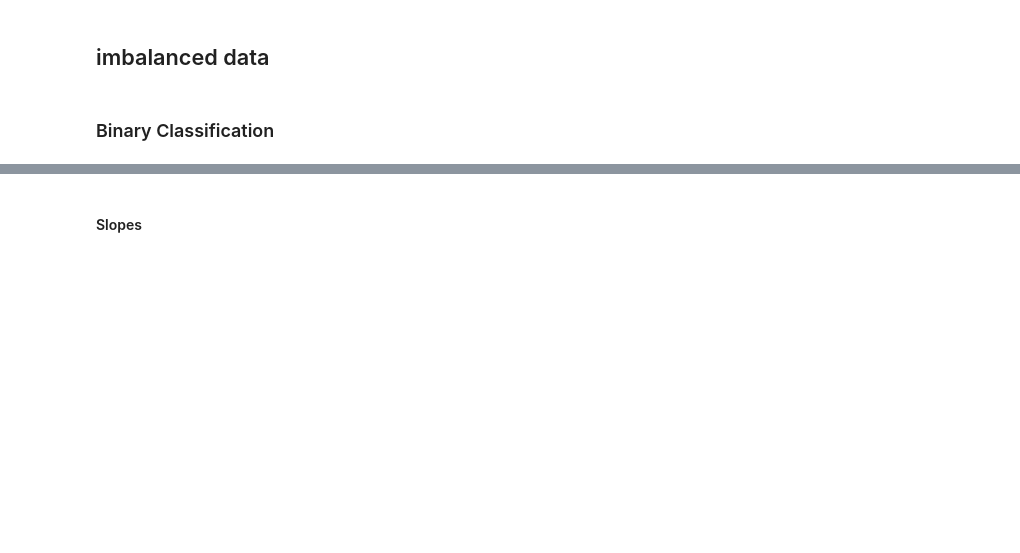
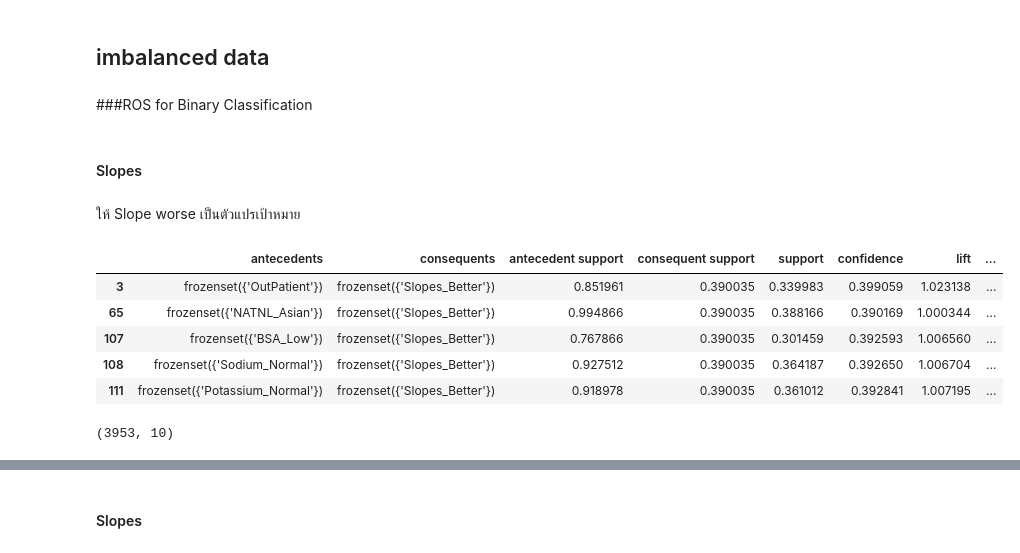
Before and after one commit to Aomaphisara/ULckdresearch2023, a Jupyter notebook: Association_rule.ipynb, the cells around one changed output, grey strips where cells are left out. Drawn from its saved outputs; the diff is of its cells as text; code cells hidden in the pictures; blank space fills up the shorter version.

```diff
--- a/Association_rule.ipynb
+++ b/Association_rule.ipynb
@@ -205,4 +205,23 @@ stage3_2
 # %% [markdown]
 ## imbalanced data
 # %% [markdown]
-### Binary Classification
+###ROS for Binary Classification
+# %% [markdown]
+#### Slopes
+# %% [markdown]
+ให้ Slope worse เป็นตัวแปรเป้าหมาย
+# %%
+import pandas as pd
+rule_w_slope_better_ROS = pd.read_csv('/content/drive/MyDrive/ckdresearch2023/Assign/Association rule/rule_w_slope_better_ROS.csv', index_col=0)
+rule_w_slope_better_ROS.head()
+# %% [output]
+|  | antecedents | consequents | antecedent support | consequent support | support | confidence | lift | ... |
+| 3 | frozenset({'OutPatient'}) | frozenset({'Slopes_Better'}) | 0.851961 | 0.390035 | 0.339983 | 0.399059 | 1.023138 | ... |
+| 65 | frozenset({'NATNL_Asian'}) | frozenset({'Slopes_Better'}) | 0.994866 | 0.390035 | 0.388166 | 0.390169 | 1.000344 | ... |
+| 107 | frozenset({'BSA_Low'}) | frozenset({'Slopes_Better'}) | 0.767866 | 0.390035 | 0.301459 | 0.392593 | 1.006560 | ... |
+| 108 | frozenset({'Sodium_Normal'}) | frozenset({'Slopes_Better'}) | 0.927512 | 0.390035 | 0.364187 | 0.392650 | 1.006704 | ... |
+| 111 | frozenset({'Potassium_Normal'}) | frozenset({'Slopes_Better'}) | 0.918978 | 0.390035 | 0.361012 | 0.392841 | 1.007195 | ... |
+# %%
+rule_w_slope_better_ROS.shape
+# %% [output]
+(3953, 10)
```
Also changed, not shown: parts of 31 cells of this notebook.
